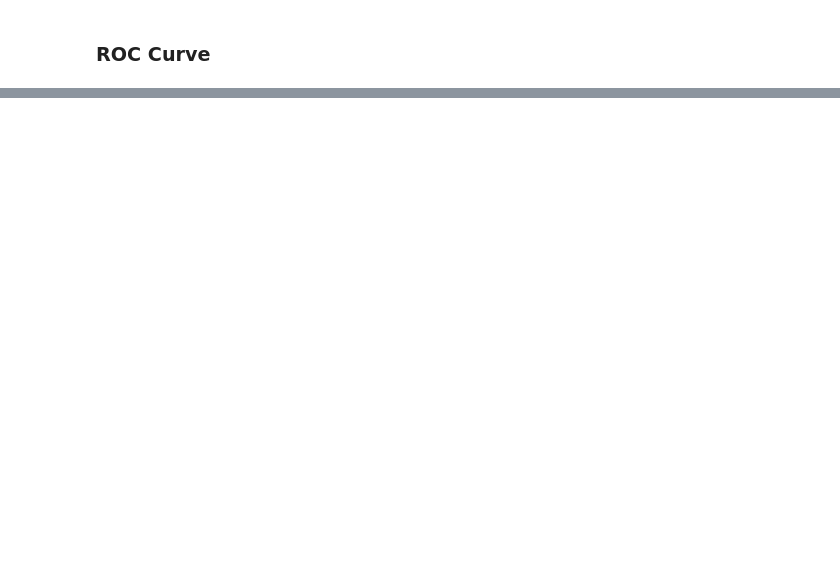
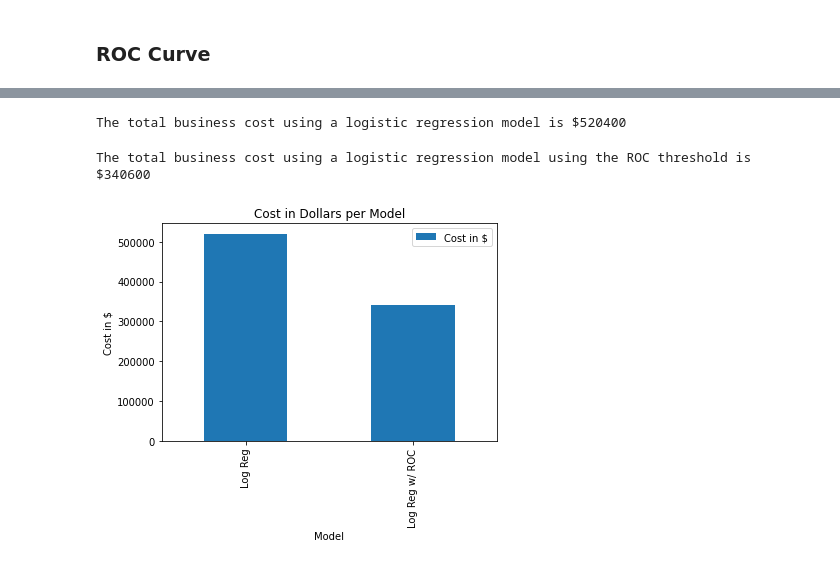
Before and after one commit to samarakoon-ryan/creditcard-fraud-detection, a Jupyter notebook: project.ipynb, the cells around one changed output, grey strips where cells are left out. Cells and saved outputs as stored; diff of their text form; code cells hidden in the pictures; blank space fills up the shorter version.

```diff
--- a/project.ipynb
+++ b/project.ipynb
@@ -303,0 +345,37 @@ weighted avg       1.00      1.00      1.00      1753
+# %%
+# Logistic Regression Business Costs
+
+lr_true_non = 0
+lr_false_non = (300*(lr_cm[0][1]))
+lr_false_fraud = ((lr_cm[1][0] // 10)*(100000)) + (300*(lr_cm[1][0]))
+lr_true_fraud = 0
+
+lr_total_cost = (lr_true_non + lr_false_non + lr_false_fraud + lr_true_fraud)
+
+print(f'The total business cost using a logistic regression model is ${lr_total_cost}')
+# %% [output]
+The total business cost using a logistic regression model is $520400
+# %%
+# Logistic Regression with Threshold Business Costs
+
+lrt_true_non = 0
+lrt_false_non = (300*(lr_cm_thresh[0][1]))
+lrt_false_fraud = ((lr_cm_thresh[1][0] // 10)*(100000)) + (300*(lr_cm_thresh[1][0]))
+lrt_true_fraud = 0
+
+lrt_total_cost = (lrt_true_non + lrt_false_non + lrt_false_fraud + lrt_true_fraud)
+
+print(f'The total business cost using a logistic regression model using the ROC threshold is ${lrt_total_cost}')
+# %% [output]
+The total business cost using a logistic regression model using the ROC threshold is $340600
+# %%
+# Bar plot of cost comparisons
+
+model_names = ['Log Reg', 'Log Reg w/ ROC']
+model_costs = [lr_total_cost, lrt_total_cost]
+
+model_comp = pd.DataFrame({'Model': model_names, 'Cost in $': model_costs})
+model_comp.plot.bar(x='Model', ylabel='Cost in $', title='Cost in Dollars per Model')
+plt.show()
+# %% [output]
+[figure, added]
```
Also changed, not shown: parts of 33 cells of this notebook.
